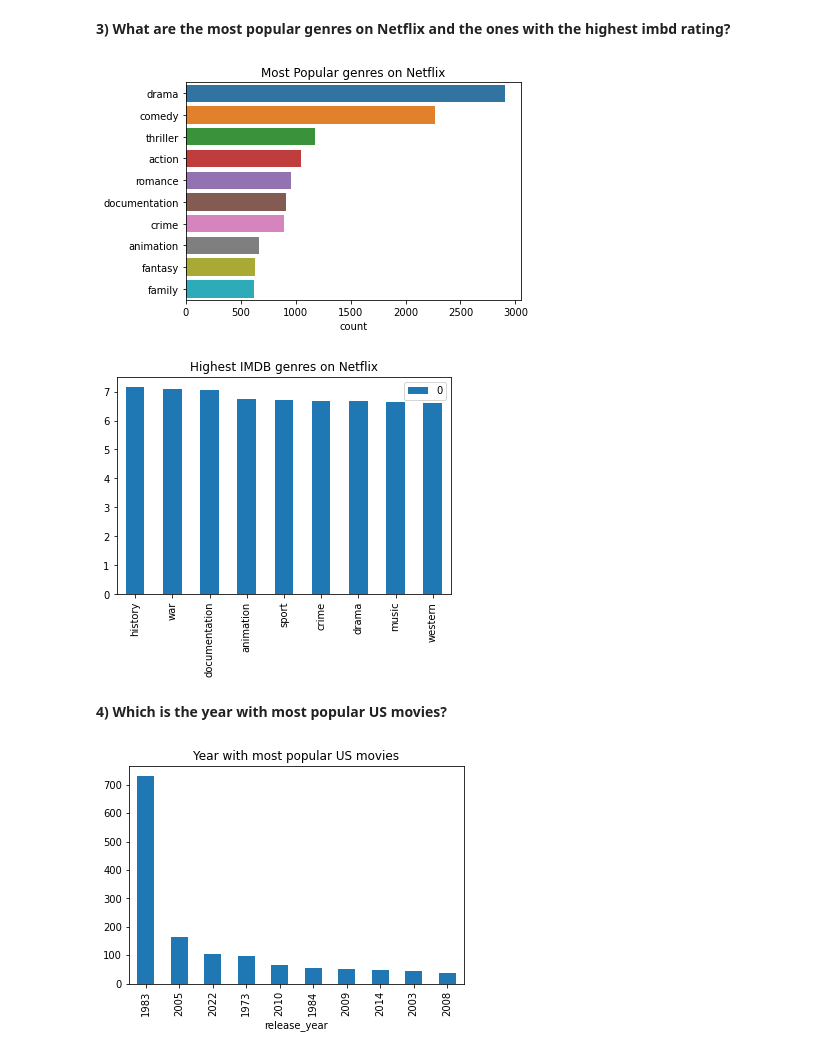
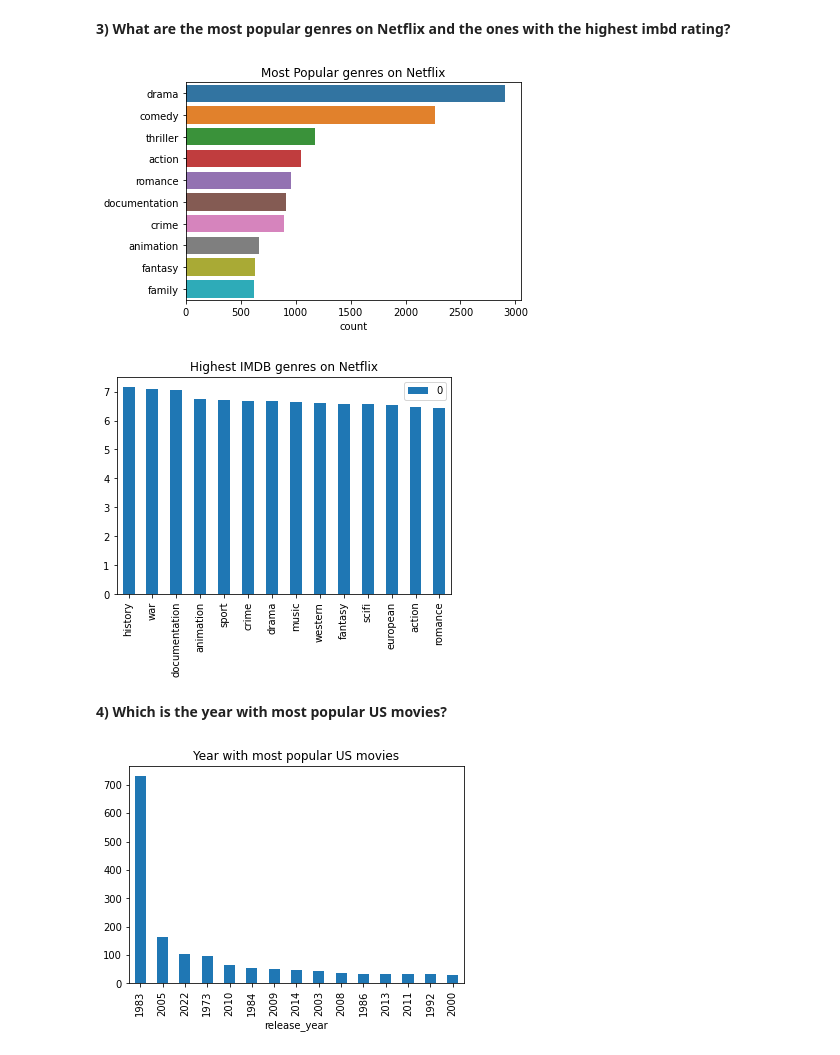
Before and after one commit to mpatrini7/DataLAB42, a Jupyter notebook: Week3/Week3.ipynb, the cells around one changed output. Saved outputs shown, nothing was run; the diff lists cells and outputs as text; code cells hidden in the pictures.

```diff
--- a/Week3/Week3.ipynb
+++ b/Week3/Week3.ipynb
@@ -172,28 +172,28 @@ plt.show()
 # %%
 #Most Popular genres on Netflix"
 tit2 = tit.set_index('title').genres.str.replace('[','', regex=False).str.replace(']','', regex=False).str.replace("'",'', regex=False).str.replace(" ",'', regex=False).str.split(',', expand=True).stack().reset_index(level=1, drop=True)
 sns.countplot(y = tit2, order=tit2.value_counts().index[:10])
 plt.title("Most Popular genres on Netflix")
 plt.show()
 print()
 #Highest IMDB genres on Netflix
 tit2 = tit.set_index('imdb_score').genres.str.replace('[','', regex=False).str.replace(']','', regex=False).str.replace("'",'', regex=False).str.replace(" ",'', regex=False).str.split(',', expand=True).stack().reset_index(level=1, drop=True).rename()
 tit2 = pd.Series(tit2.index.values, index=tit2)
 tit2 = tit2.to_frame()
 sorted_series = tit2.groupby(level = 0).mean().sort_values(0,ascending=False)
-sorted_series.iloc[1:10].plot(kind = 'bar')
+sorted_series.iloc[1:15].plot(kind = 'bar')
 plt.title("Highest IMDB genres on Netflix")
 plt.show()
 # %% [output]
 [figure]
-[figure, old version]
+[figure, new version]
 # %% [markdown]
 **4) Which is the year with most popular US movies?**
 # %%
 tit2 = tit[tit['production_countries'] == "['US']"]
 tit2 = tit2.groupby(['release_year']).mean()['tmdb_popularity'].sort_values(0,ascending=False)
-tit2.iloc[:10].plot(kind = 'bar')
+tit2.iloc[:15].plot(kind = 'bar')
 plt.title("Year with most popular US movies")
 plt.show()
 # %% [output]
-[figure, old version]
+[figure, new version]
```
